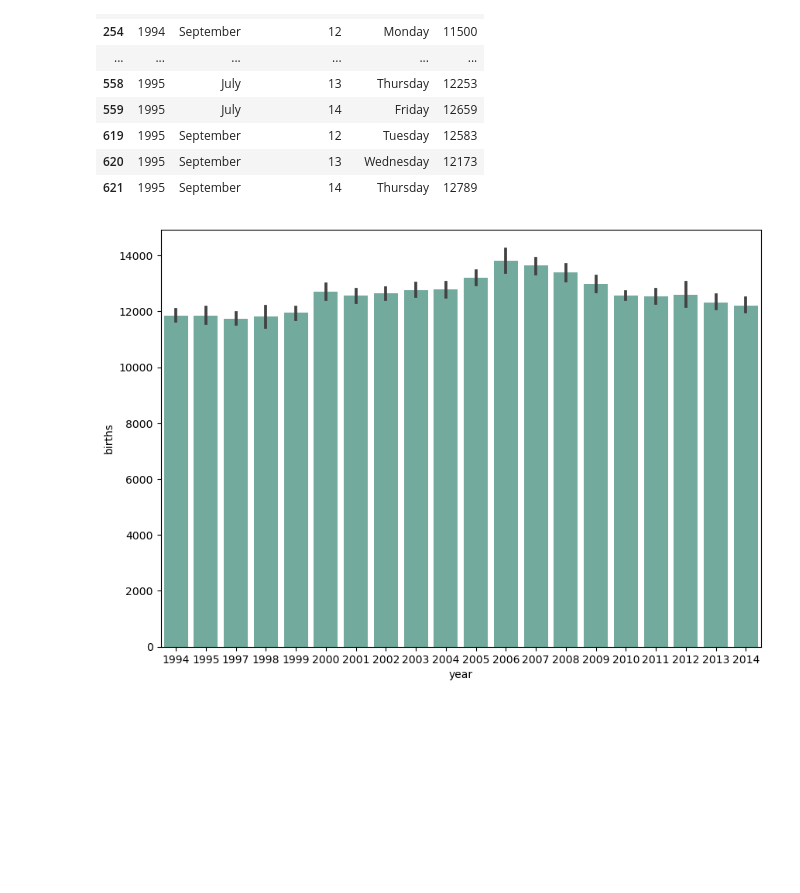
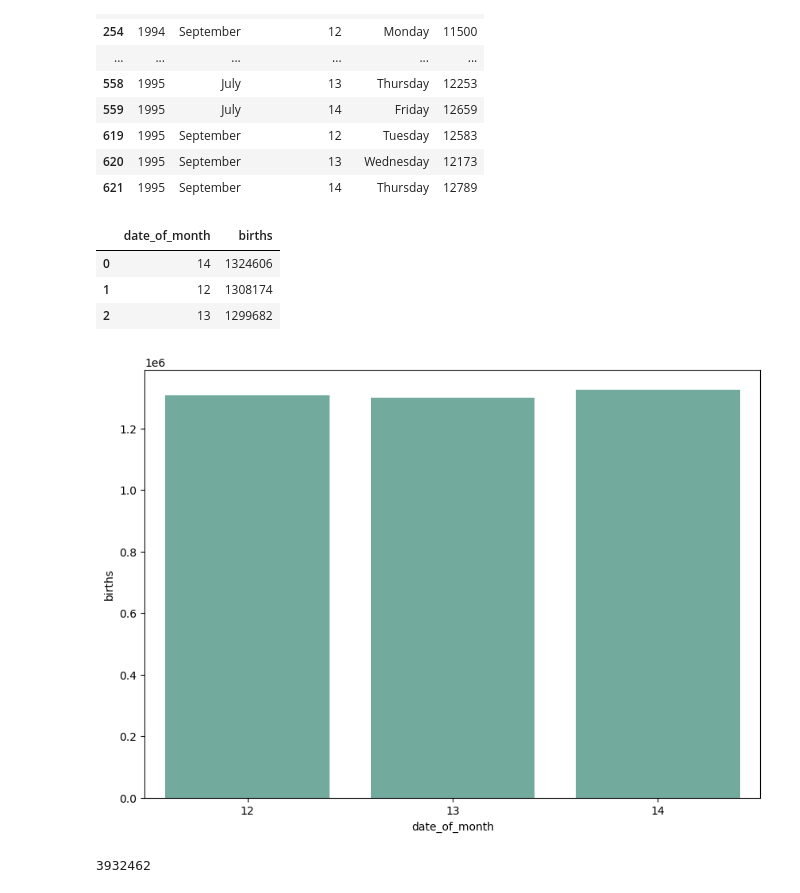
Before and after one commit to Timothyspratt/DA11_Capstone, a Jupyter notebook: notebook/capstone_da_11.ipynb, the cells around one changed output. Drawn from its saved outputs; the diff is of its cells as text; code cells hidden in the pictures; blank space fills up the shorter version.

```diff
--- a/notebook/capstone_da_11.ipynb
+++ b/notebook/capstone_da_11.ipynb
@@ -672,16 +754,29 @@ final_filtered_weekdays.head(30)
 | 619 | 1995 | September | 12 | Tuesday | 12583 |
 | 620 | 1995 | September | 13 | Wednesday | 12173 |
 | 621 | 1995 | September | 14 | Thursday | 12789 |
+# %%
+final_filtered_weekdays.groupby('date_of_month')['births'].sum().sort_values(ascending=False).reset_index()
+# %% [output]
+|  | date_of_month | births |
+| 0 | 14 | 1324606 |
+| 1 | 12 | 1308174 |
+| 2 | 13 | 1299682 |
+# %%
+final_filtered_weekdays_sum = final_filtered_weekdays.groupby('date_of_month')['births'].sum().sort_values(ascending=False).reset_index()
 # %%
 plt.figure(figsize=(10, 7))
 
 sns.barplot(
-    data=final_filtered_weekdays,
-    x="year",
+    data=final_filtered_weekdays_sum,
+    x="date_of_month",
     y="births",
     color='#69b3a2');
 # %% [output]
-[figure, old version]
+[figure, new version]
+# %%
+final_filtered_weekdays['births'].sum()
+# %% [output]
+3932462
 # %%
 shortened_year_column = all_births['year'] % 100
 # %%
```
Also changed, not shown: parts of 14 cells of this notebook.
